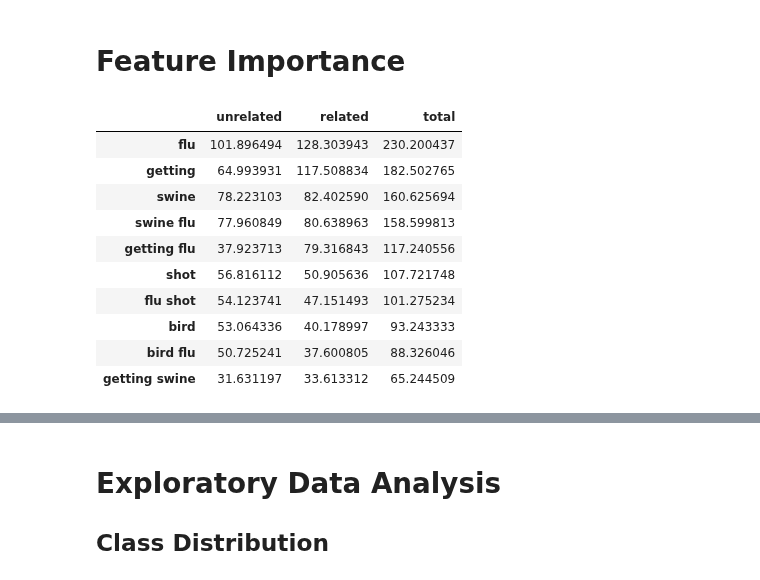
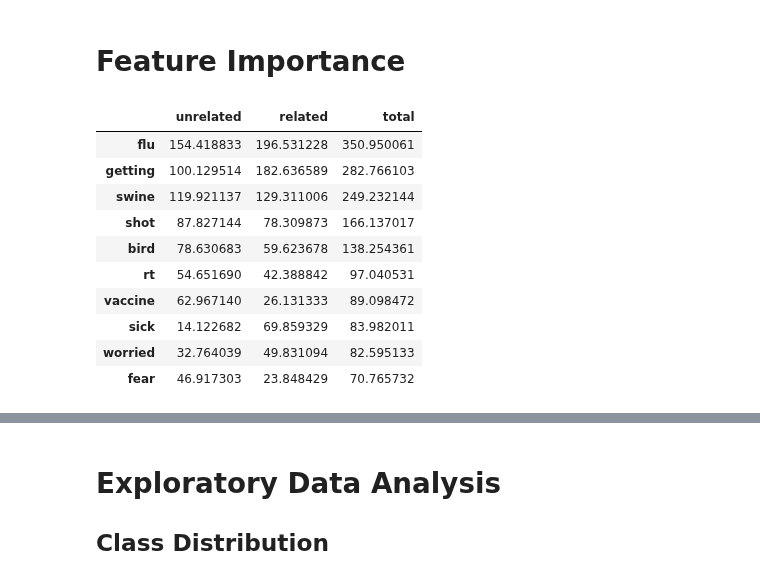
Before and after one commit to paulinaczheng/twitter_flu_tracking, a Jupyter notebook: Project Pipeline.ipynb, the cells around one changed output, grey strips where cells are left out. Saved outputs shown, nothing was run; the diff lists cells and outputs as text; code cells hidden in the pictures.

```diff
--- a/Project Pipeline.ipynb
+++ b/Project Pipeline.ipynb
@@ -194,19 +194,19 @@ def top_feature_extraction(vectorizer, num_features):
     display(term_freq_df.sort_values(by='total', ascending=False).iloc[:num_features])
     return term_freq_df
 # %%
-term_freq_df = top_feature_extraction(tfidfvec2, 10)
+term_freq_df = top_feature_extraction(tfidfvec, 10)
 # %% [output]
 |  | unrelated | related | total |
-| flu | 101.896494 | 128.303943 | 230.200437 |
-| getting | 64.993931 | 117.508834 | 182.502765 |
-| swine | 78.223103 | 82.402590 | 160.625694 |
-| swine flu | 77.960849 | 80.638963 | 158.599813 |
-| getting flu | 37.923713 | 79.316843 | 117.240556 |
-| shot | 56.816112 | 50.905636 | 107.721748 |
-| flu shot | 54.123741 | 47.151493 | 101.275234 |
-| bird | 53.064336 | 40.178997 | 93.243333 |
-| bird flu | 50.725241 | 37.600805 | 88.326046 |
-| getting swine | 31.631197 | 33.613312 | 65.244509 |
+| flu | 154.418833 | 196.531228 | 350.950061 |
+| getting | 100.129514 | 182.636589 | 282.766103 |
+| swine | 119.921137 | 129.311006 | 249.232144 |
+| shot | 87.827144 | 78.309873 | 166.137017 |
+| bird | 78.630683 | 59.623678 | 138.254361 |
+| rt | 54.651690 | 42.388842 | 97.040531 |
+| vaccine | 62.967140 | 26.131333 | 89.098472 |
+| sick | 14.122682 | 69.859329 | 83.982011 |
+| worried | 32.764039 | 49.831094 | 82.595133 |
+| fear | 46.917303 | 23.848429 | 70.765732 |
 # %%
 def plot_most_predictive_features(vectorizer):
     x_train = vectorizer.fit_transform(train_data)
```
Also changed, not shown: parts of 26 cells of this notebook, 4 other files.
